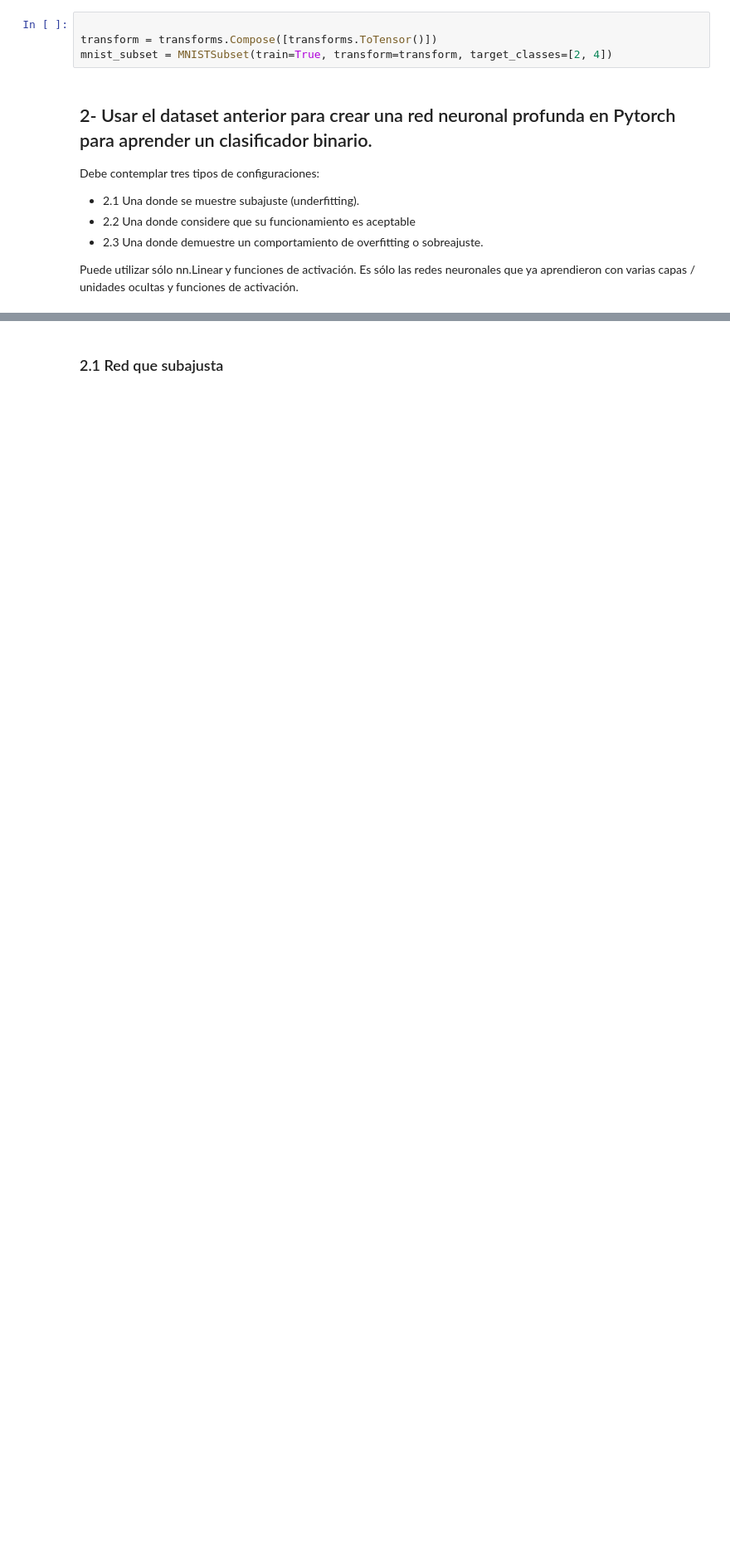
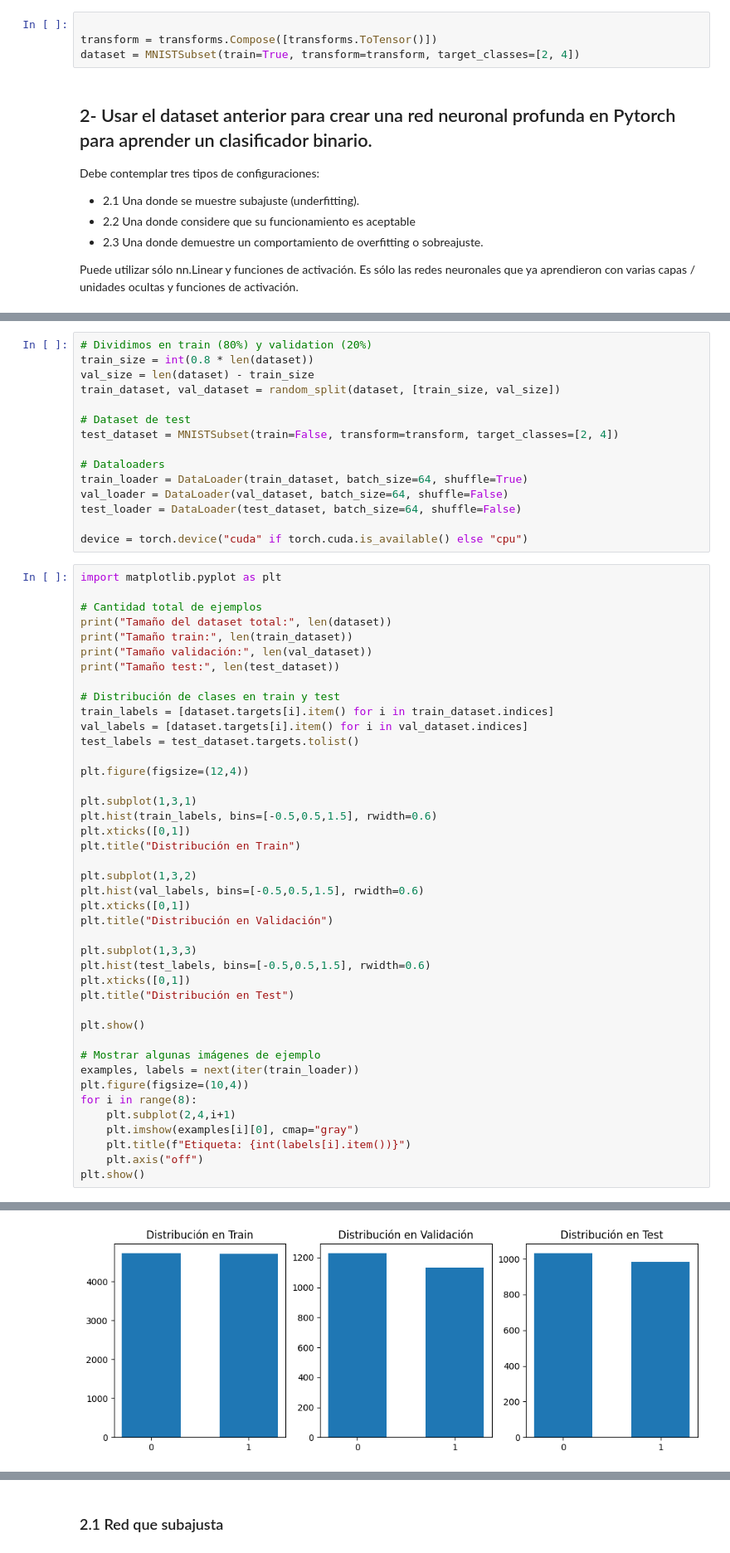
Before and after one commit to nh0875/Aprendizaje-Automatico-ll, a Jupyter notebook: Proyecto_MNIST.ipynb, the cells around one changed output, grey strips where cells are left out. Shown at 83% size. Cells and saved outputs as stored; diff of their text form; blank space fills up the shorter version.

```diff
--- a/Proyecto_MNIST.ipynb
+++ b/Proyecto_MNIST.ipynb
@@ -68,7 +68,7 @@ Puede elegir por ejemplo:
 # %%
 
 transform = transforms.Compose([transforms.ToTensor()])
-mnist_subset = MNISTSubset(train=True, transform=transform, target_classes=[2, 4])
+dataset = MNISTSubset(train=True, transform=transform, target_classes=[2, 4])
 # %% [markdown]
 ## 2- Usar el dataset anterior para crear una red neuronal profunda en Pytorch para aprender un clasificador binario.
 
@@ -81,0 +87,58 @@ Puede utilizar sólo nn.Linear y funciones de activación. Es sólo las redes ne
+# %%
+# Dividimos en train (80%) y validation (20%)
+train_size = int(0.8 * len(dataset))
+val_size = len(dataset) - train_size
+train_dataset, val_dataset = random_split(dataset, [train_size, val_size])
+
+# Dataset de test
+test_dataset = MNISTSubset(train=False, transform=transform, target_classes=[2, 4])
+
+# Dataloaders
+train_loader = DataLoader(train_dataset, batch_size=64, shuffle=True)
+val_loader = DataLoader(val_dataset, batch_size=64, shuffle=False)
+test_loader = DataLoader(test_dataset, batch_size=64, shuffle=False)
+
+device = torch.device("cuda" if torch.cuda.is_available() else "cpu")
+# %%
+import matplotlib.pyplot as plt
+
+# Cantidad total de ejemplos
+print("Tamaño del dataset total:", len(dataset))
+print("Tamaño train:", len(train_dataset))
+print("Tamaño validación:", len(val_dataset))
+print("Tamaño test:", len(test_dataset))
+
+# Distribución de clases en train y test
+train_labels = [dataset.targets[i].item() for i in train_dataset.indices]
+val_labels = [dataset.targets[i].item() for i in val_dataset.indices]
+test_labels = test_dataset.targets.tolist()
+
+plt.figure(figsize=(12,4))
+
+plt.subplot(1,3,1)
+plt.hist(train_labels, bins=[-0.5,0.5,1.5], rwidth=0.6)
+plt.xticks([0,1])
+plt.title("Distribución en Train")
+
+plt.subplot(1,3,2)
+plt.hist(val_labels, bins=[-0.5,0.5,1.5], rwidth=0.6)
+plt.xticks([0,1])
+plt.title("Distribución en Validación")
+
+plt.subplot(1,3,3)
+plt.hist(test_labels, bins=[-0.5,0.5,1.5], rwidth=0.6)
+plt.xticks([0,1])
+plt.title("Distribución en Test")
+
+plt.show()
+
+# Mostrar algunas imágenes de ejemplo
+examples, labels = next(iter(train_loader))
+plt.figure(figsize=(10,4))
+for i in range(8):
+    plt.subplot(2,4,i+1)
+    plt.imshow(examples[i][0], cmap="gray")
+    plt.title(f"Etiqueta: {int(labels[i].item())}")
+    plt.axis("off")
+plt.show()
+# %% [output]
@@ -81,0 +149 @@ Puede utilizar sólo nn.Linear y funciones de activación. Es sólo las redes ne
+[figure, added]
```
Also changed, not shown: parts of 33 cells of this notebook.
